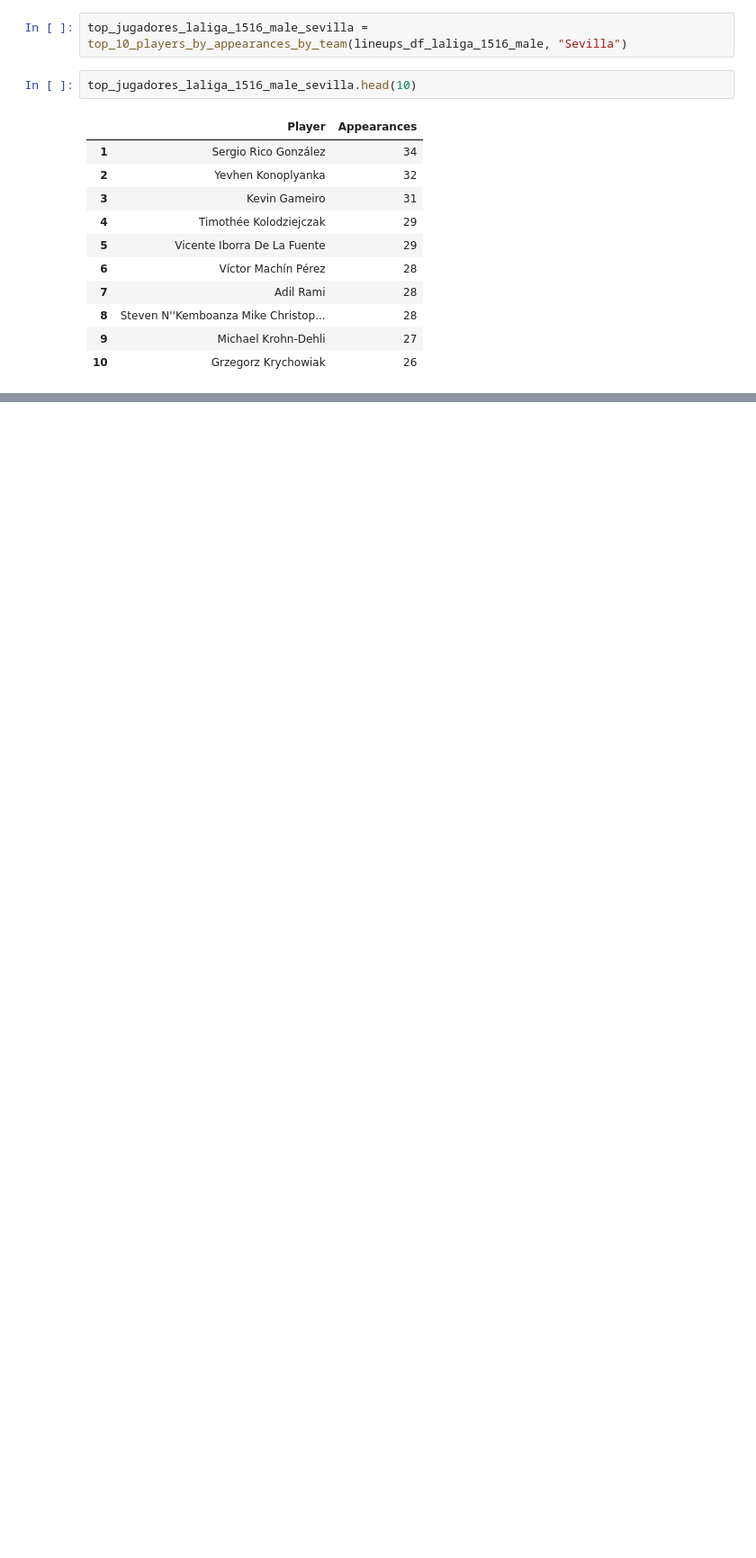
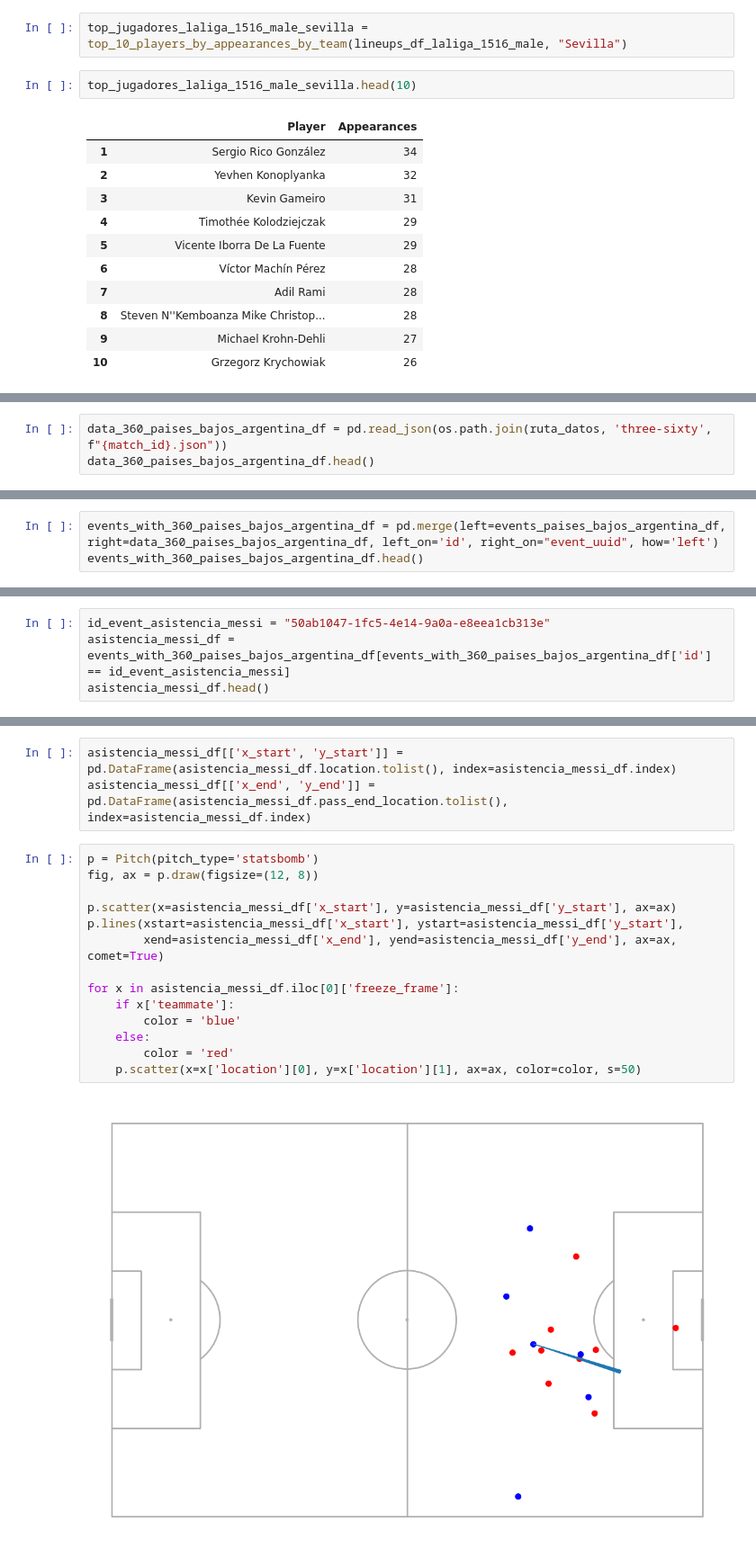
Before and after one commit to Jaime-Linares/EDA-FootySage, a Jupyter notebook: EDA(FootySage).ipynb, the cells around one changed output, grey strips where cells are left out. Shown at 90% size. Saved outputs shown, nothing was run; the diff lists cells and outputs as text; blank space fills up the shorter version.

Commit message:
[feat] added an example to explain the importance of "360 data"

```diff
--- a/EDA(FootySage).ipynb
+++ b/EDA(FootySage).ipynb
@@ -723,0 +770,3 @@ top_jugadores_laliga_1516_male_sevilla.head(10)
+# %%
+data_360_paises_bajos_argentina_df = pd.read_json(os.path.join(ruta_datos, 'three-sixty', f"{match_id}.json"))
+data_360_paises_bajos_argentina_df.head()
@@ -723,0 +780,3 @@ top_jugadores_laliga_1516_male_sevilla.head(10)
+# %%
+events_with_360_paises_bajos_argentina_df = pd.merge(left=events_paises_bajos_argentina_df, right=data_360_paises_bajos_argentina_df, left_on='id', right_on="event_uuid", how='left')
+events_with_360_paises_bajos_argentina_df.head()
@@ -723,0 +805,4 @@ top_jugadores_laliga_1516_male_sevilla.head(10)
+# %%
+id_event_asistencia_messi = "50ab1047-1fc5-4e14-9a0a-e8eea1cb313e"
+asistencia_messi_df = events_with_360_paises_bajos_argentina_df[events_with_360_paises_bajos_argentina_df['id'] == id_event_asistencia_messi]
+asistencia_messi_df.head()
@@ -723,0 +815,19 @@ top_jugadores_laliga_1516_male_sevilla.head(10)
+# %%
+asistencia_messi_df[['x_start', 'y_start']] = pd.DataFrame(asistencia_messi_df.location.tolist(), index=asistencia_messi_df.index)
+asistencia_messi_df[['x_end', 'y_end']] = pd.DataFrame(asistencia_messi_df.pass_end_location.tolist(), index=asistencia_messi_df.index)
+# %%
+p = Pitch(pitch_type='statsbomb')
+fig, ax = p.draw(figsize=(12, 8))
+
+p.scatter(x=asistencia_messi_df['x_start'], y=asistencia_messi_df['y_start'], ax=ax)
+p.lines(xstart=asistencia_messi_df['x_start'], ystart=asistencia_messi_df['y_start'],
+        xend=asistencia_messi_df['x_end'], yend=asistencia_messi_df['y_end'], ax=ax, comet=True)
+
+for x in asistencia_messi_df.iloc[0]['freeze_frame']:
+    if x['teammate']:
+        color = 'blue'
+    else:
+        color = 'red'
+    p.scatter(x=x['location'][0], y=x['location'][1], ax=ax, color=color, s=50)
+# %% [output]
+[figure, added]
```
Also changed, not shown: parts of 17 cells of this notebook, 1 other file.
